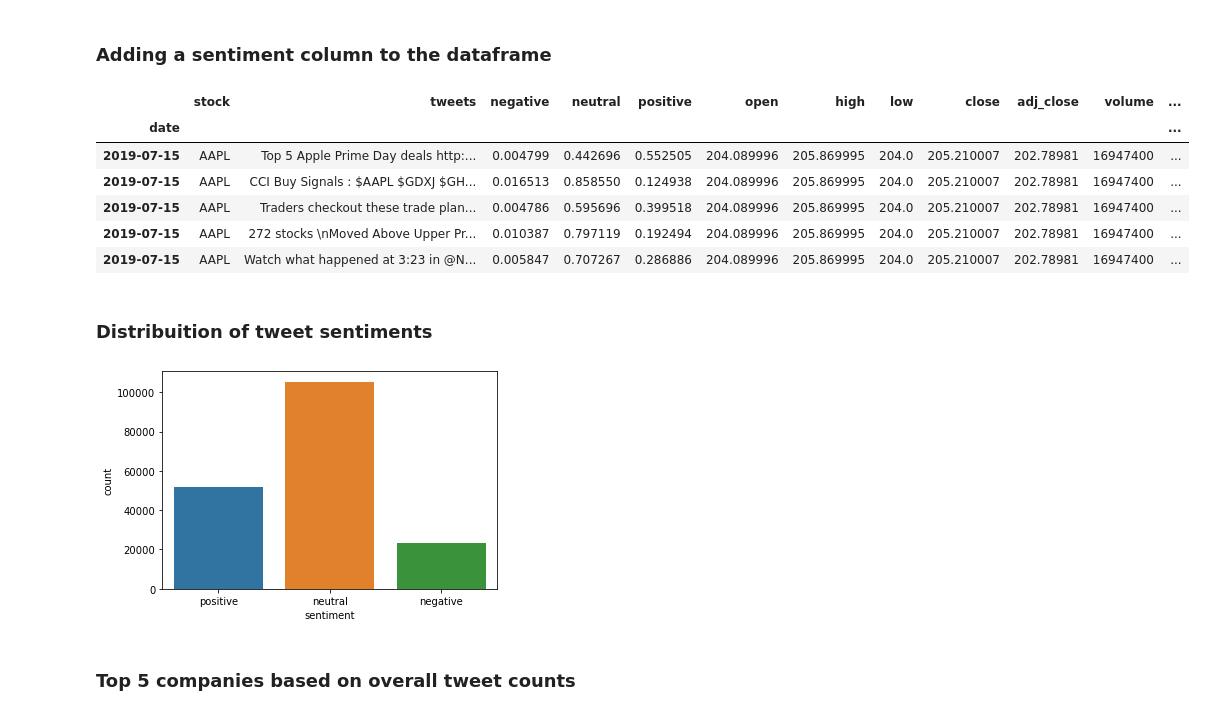
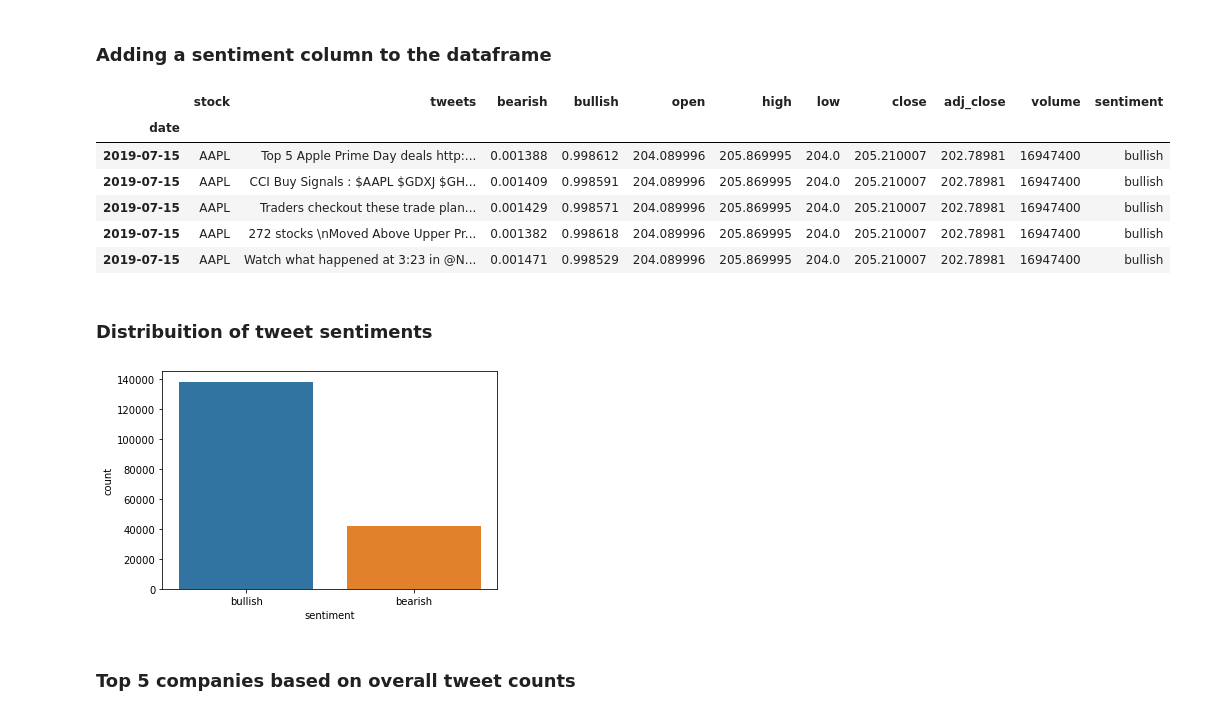
Before and after one commit to ibhi/twitter-sentiment-stock-return, a Jupyter notebook: 03-eda-sentiment-price.ipynb, the cells around one changed output. Cells and saved outputs as stored; diff of their text form; code cells hidden in the pictures.

```diff
--- a/03-eda-sentiment-price.ipynb
+++ b/03-eda-sentiment-price.ipynb
@@ -31,6 +31,6 @@ def get_df_info(df):
 # %% [markdown]
 ### Read tweets file with sentiments
 # %%
-tweets_df = pd.read_csv('./dataset/Tweets/tweets-sentiment.csv', parse_dates = ['date'])
+tweets_df = pd.read_csv('./dataset/Tweets/tweets-sentiment-roberta.csv', parse_dates = ['date'])
 get_df_info(tweets_df)
 # %% [output]
@@ -177,23 +176,23 @@ print(str(df.index.min()) + ' ' +  str(df.index.max()))
 # %% [markdown]
 ### Adding a sentiment column to the dataframe
 # %%
-df['sentiment'] = df[['negative', 'neutral', 'positive']].idxmax(axis = 1)
+df['sentiment'] = df[['bearish', 'bullish']].idxmax(axis = 1)
 df.head()
 # %% [output]
-|  | stock | tweets | negative | neutral | positive | open | high | low | close | adj_close | volume | ... |
-| date |  |  |  |  |  |  |  |  |  |  |  | ... |
-| 2019-07-15 | AAPL | Top 5 Apple Prime Day deals http:... | 0.004799 | 0.442696 | 0.552505 | 204.089996 | 205.869995 | 204.0 | 205.210007 | 202.78981 | 16947400 | ... |
-| 2019-07-15 | AAPL | CCI Buy Signals : $AAPL $GDXJ $GH... | 0.016513 | 0.858550 | 0.124938 | 204.089996 | 205.869995 | 204.0 | 205.210007 | 202.78981 | 16947400 | ... |
-| 2019-07-15 | AAPL | Traders checkout these trade plan... | 0.004786 | 0.595696 | 0.399518 | 204.089996 | 205.869995 | 204.0 | 205.210007 | 202.78981 | 16947400 | ... |
-| 2019-07-15 | AAPL | 272 stocks \nMoved Above Upper Pr... | 0.010387 | 0.797119 | 0.192494 | 204.089996 | 205.869995 | 204.0 | 205.210007 | 202.78981 | 16947400 | ... |
-| 2019-07-15 | AAPL | Watch what happened at 3:23 in @N... | 0.005847 | 0.707267 | 0.286886 | 204.089996 | 205.869995 | 204.0 | 205.210007 | 202.78981 | 16947400 | ... |
+|  | stock | tweets | bearish | bullish | open | high | low | close | adj_close | volume | sentiment |
+| date |  |  |  |  |  |  |  |  |  |  |  |
+| 2019-07-15 | AAPL | Top 5 Apple Prime Day deals http:... | 0.001388 | 0.998612 | 204.089996 | 205.869995 | 204.0 | 205.210007 | 202.78981 | 16947400 | bullish |
+| 2019-07-15 | AAPL | CCI Buy Signals : $AAPL $GDXJ $GH... | 0.001409 | 0.998591 | 204.089996 | 205.869995 | 204.0 | 205.210007 | 202.78981 | 16947400 | bullish |
+| 2019-07-15 | AAPL | Traders checkout these trade plan... | 0.001429 | 0.998571 | 204.089996 | 205.869995 | 204.0 | 205.210007 | 202.78981 | 16947400 | bullish |
+| 2019-07-15 | AAPL | 272 stocks \nMoved Above Upper Pr... | 0.001382 | 0.998618 | 204.089996 | 205.869995 | 204.0 | 205.210007 | 202.78981 | 16947400 | bullish |
+| 2019-07-15 | AAPL | Watch what happened at 3:23 in @N... | 0.001471 | 0.998529 | 204.089996 | 205.869995 | 204.0 | 205.210007 | 202.78981 | 16947400 | bullish |
 # %% [markdown]
 ### Distribuition of tweet sentiments
 # %%
 sns.countplot(data = df, x = 'sentiment')
 plt.show()
 # %% [output]
-[figure, old version]
+[figure, new version]
 # %% [markdown]
 ### Top 5 companies based on overall tweet counts
 # %%
```
Also changed, not shown: parts of 9 cells of this notebook, 6 other files.
